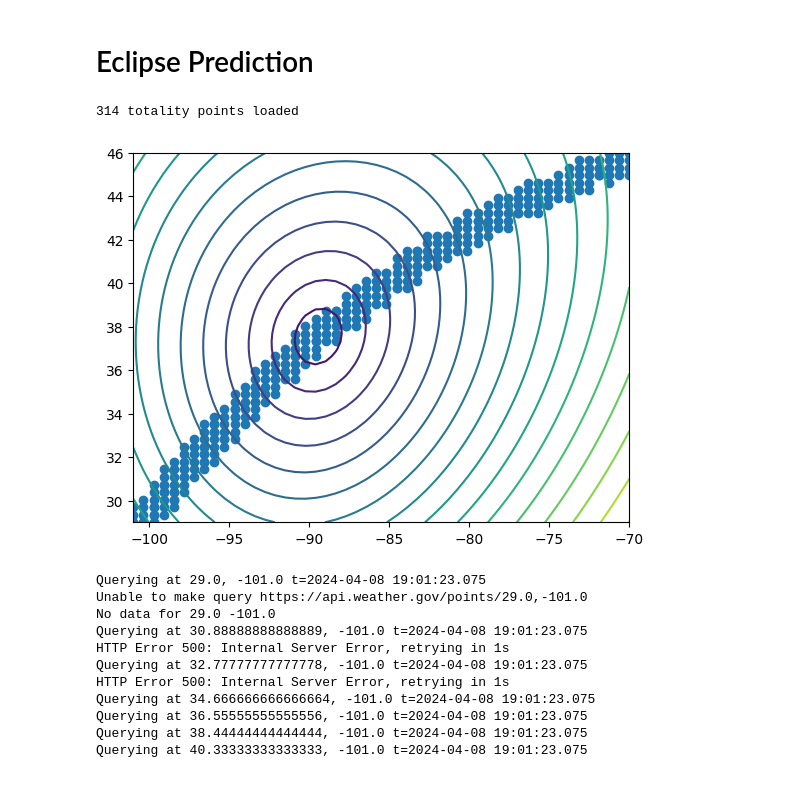
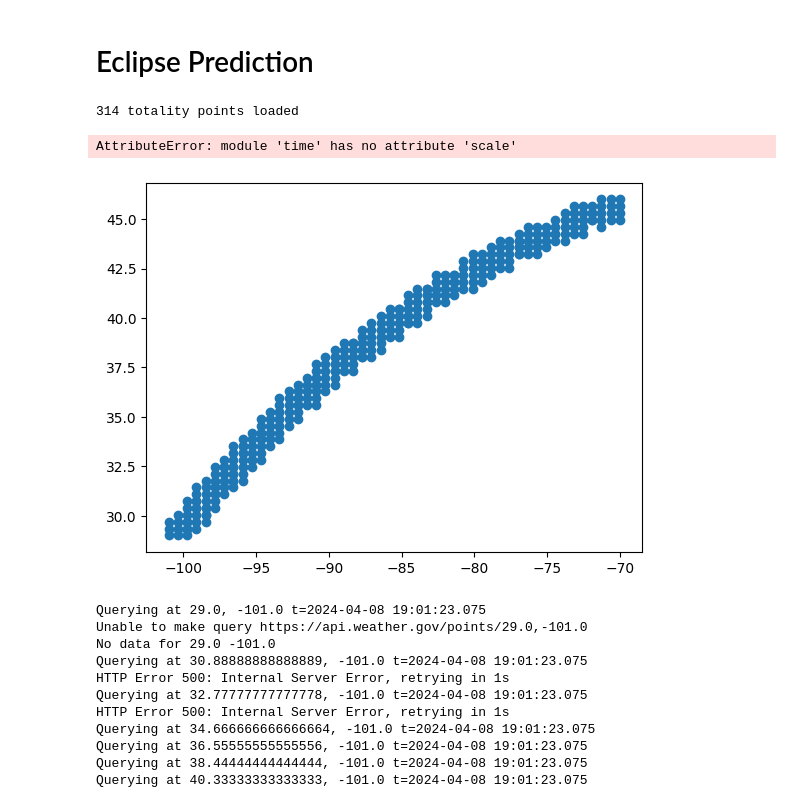
Before and after one commit to mattlangford/astropy-playground, a Jupyter notebook: astro.ipynb, the cells around one changed output. Saved outputs shown, nothing was run; the diff lists cells and outputs as text; code cells hidden in the pictures.

```diff
--- a/astro.ipynb
+++ b/astro.ipynb
@@ -176,35 +176,36 @@ lat_max, lon_max = 46, -70
 lat_center = lat_min + (lat_max - lat_min) / 2.0
 lon_center = lon_min + (lon_max - lon_min) / 2.0
 
 points = 50
 lats = np.linspace(lat_min, lat_max, points)
 lons = np.linspace(lon_min, lon_max, points)
 lat, lon = np.meshgrid(lats, lons)
 
 dt = 30 * u.min
 count = 20
 centers = []
 center_ts = []
 ts = np.linspace(center_time - dt, center_time + dt, count)
 for t in ts:
     locations = astropy.coordinates.EarthLocation(lat=lat * u.deg, lon=lon * u.deg, height=0 * u.m)
     overlap = overlap_percent(locations, t)
     indicies = overlap > 0.999
     for x, y in zip(lat[indicies], lon[indicies]):
         centers.append([x, y])
         center_ts.append(t)
 
 centers = np.array(centers)
 print(f"{len(centers)} totality points loaded")
 plt.scatter(centers[:, 1], centers[:, 0])
 
 locations = astropy.coordinates.EarthLocation(lat=lat * u.deg, lon=lon * u.deg, height=0 * u.m)
-overlap = distance_contact(locations, time)
+overlap = distance_contact(locations, center_time)
 plt.contour(lon, lat, overlap, 20)
 plt.show()
 # %% [output]
 314 totality points loaded
+AttributeError: module 'time' has no attribute 'scale'
-[figure, old version]
+[figure, new version]
 # %%
 # Query weather across the map
 
```
Also changed, not shown: parts of 2 cells of this notebook.
